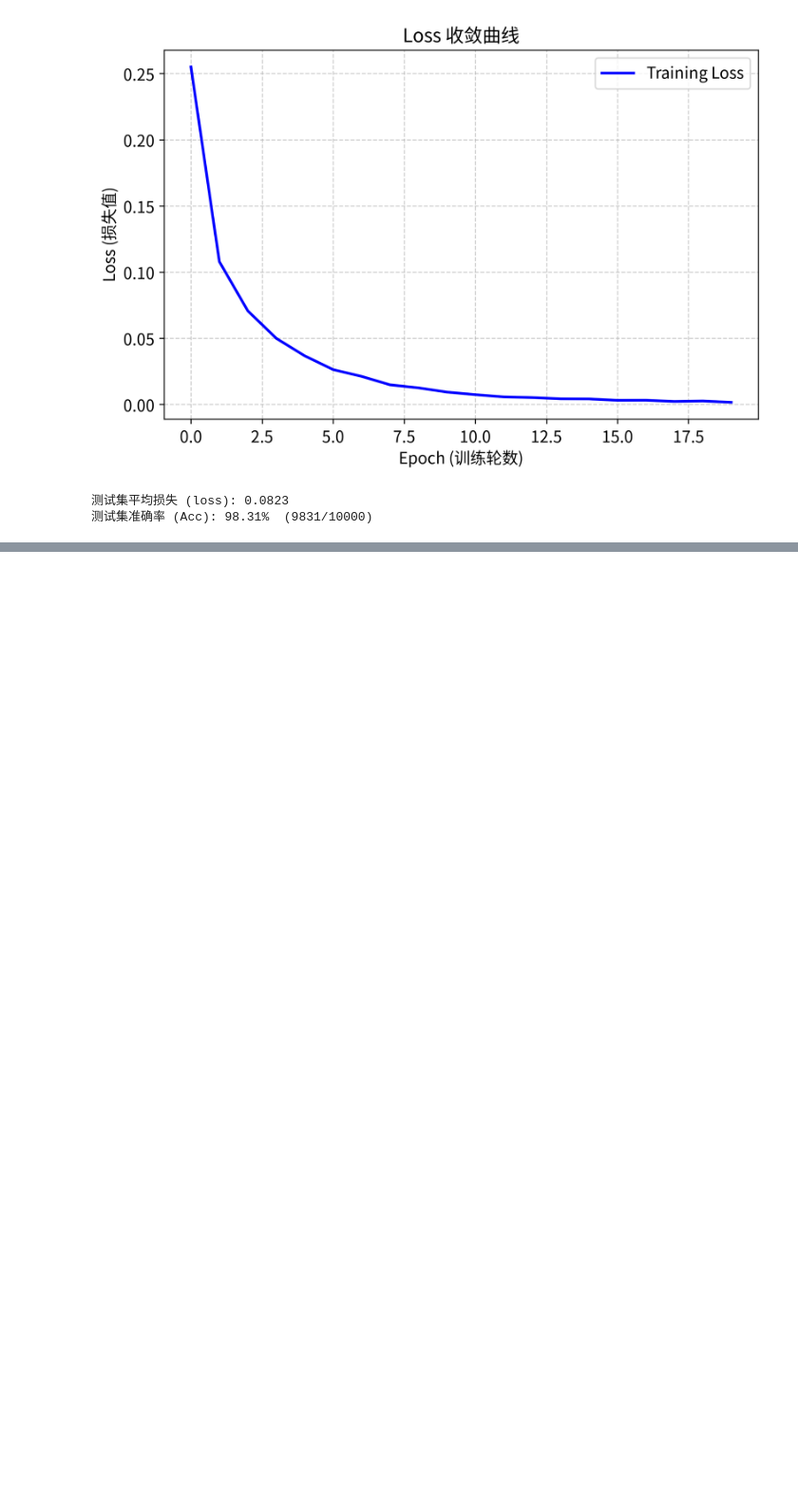
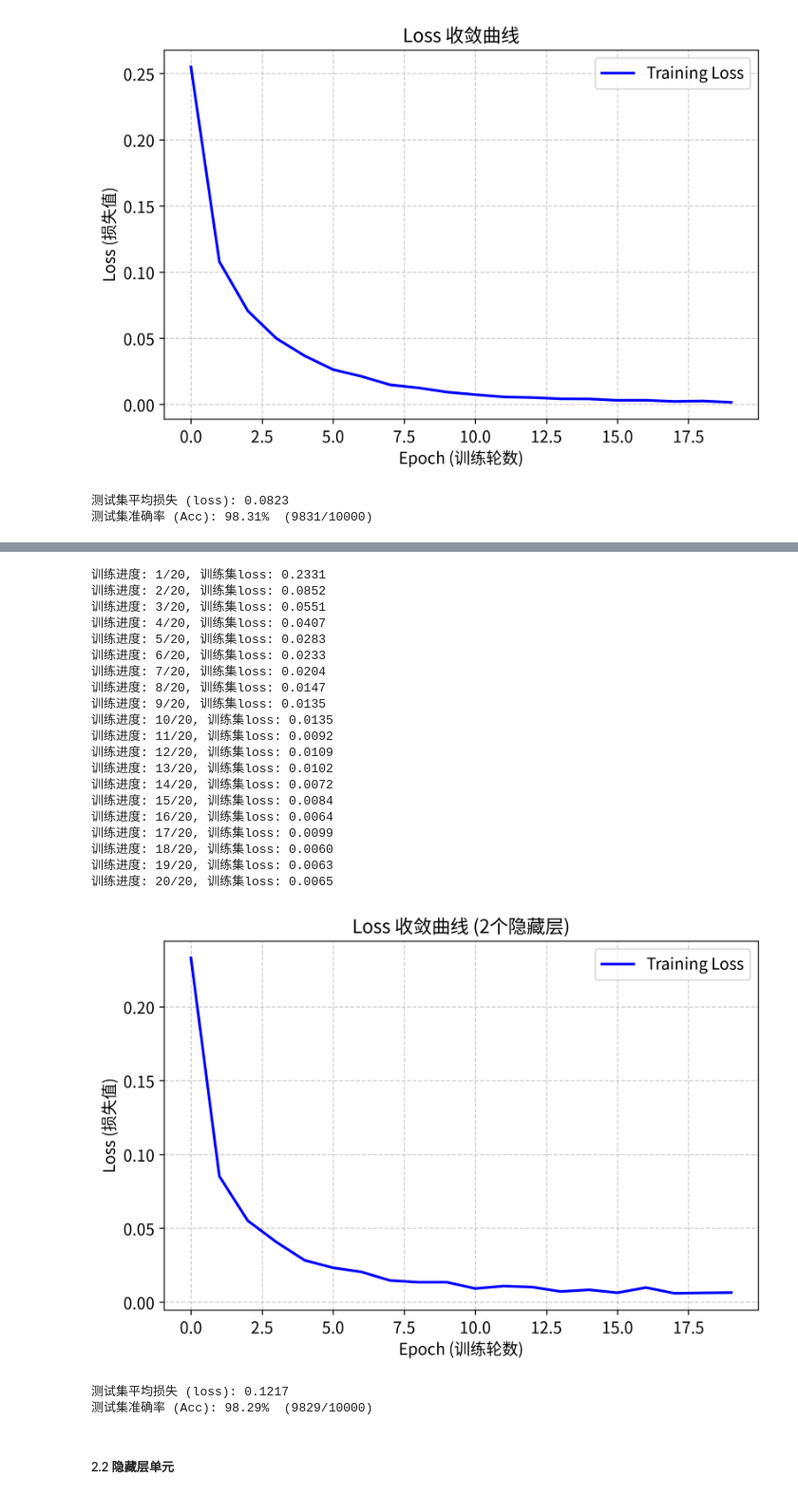
Before and after one commit to xiaoguangjin12345-dev/deep-learning, a Jupyter notebook: ex-1/ex-1.2.ipynb, the cells around one changed output, grey strips where cells are left out. Shown at 95% size. Cells and saved outputs as stored; diff of their text form; code cells hidden in the pictures; blank space fills up the shorter version.

```diff
--- a/ex-1/ex-1.2.ipynb
+++ b/ex-1/ex-1.2.ipynb
@@ -197,0 +220,49 @@ evaluate_model(model, batch=128)
+# %%
+# 两个隐藏层的网络结构
+class MultipleHiddenNet(nn.Module):
+    def __init__(self):
+        super().__init__()
+        self.fc1 = nn.Linear(784, 512) # 输入层 784 -> 隐藏层1 512
+        self.fc2 = nn.Linear(512, 512) # 隐藏层1 512 -> 隐藏层2 512
+        self.out = nn.Linear(512, 10) # 隐藏层2 512 -> 输出层 10
+        self.relu = nn.ReLU()
+
+    def forward(self, x):
+        x = self.relu(self.fc1(x))
+        x = self.relu(self.fc2(x))
+        x = self.out(x)  # 直接输出线性结果
+        return x
+# %%
+model = MultipleHiddenNet() # 定义模型
+criterion = nn.CrossEntropyLoss() # 损失函数（交叉熵损失）
+optimizer = optim.RMSprop(model.parameters(), lr = 0.001) # 优化器
+
+loss_result = train_model(model, epochs=20, batch = 128)
+plot_loss_curve('Loss 收敛曲线 (2个隐藏层)', loss_result)
+evaluate_model(model, batch=128)
+# %% [output]
+训练进度: 1/20, 训练集loss: 0.2331
+训练进度: 2/20, 训练集loss: 0.0852
+训练进度: 3/20, 训练集loss: 0.0551
+训练进度: 4/20, 训练集loss: 0.0407
+训练进度: 5/20, 训练集loss: 0.0283
+训练进度: 6/20, 训练集loss: 0.0233
+训练进度: 7/20, 训练集loss: 0.0204
+训练进度: 8/20, 训练集loss: 0.0147
+训练进度: 9/20, 训练集loss: 0.0135
+训练进度: 10/20, 训练集loss: 0.0135
+训练进度: 11/20, 训练集loss: 0.0092
+训练进度: 12/20, 训练集loss: 0.0109
+训练进度: 13/20, 训练集loss: 0.0102
+训练进度: 14/20, 训练集loss: 0.0072
+训练进度: 15/20, 训练集loss: 0.0084
+训练进度: 16/20, 训练集loss: 0.0064
+训练进度: 17/20, 训练集loss: 0.0099
+训练进度: 18/20, 训练集loss: 0.0060
+训练进度: 19/20, 训练集loss: 0.0063
+训练进度: 20/20, 训练集loss: 0.0065
+[figure, added]
+测试集平均损失 (loss): 0.1217
+测试集准确率 (Acc): 98.29%  (9829/10000)
+# %% [markdown]
+##### 2.2 隐藏层单元
```
Also changed, not shown: parts of 16 cells of this notebook.
